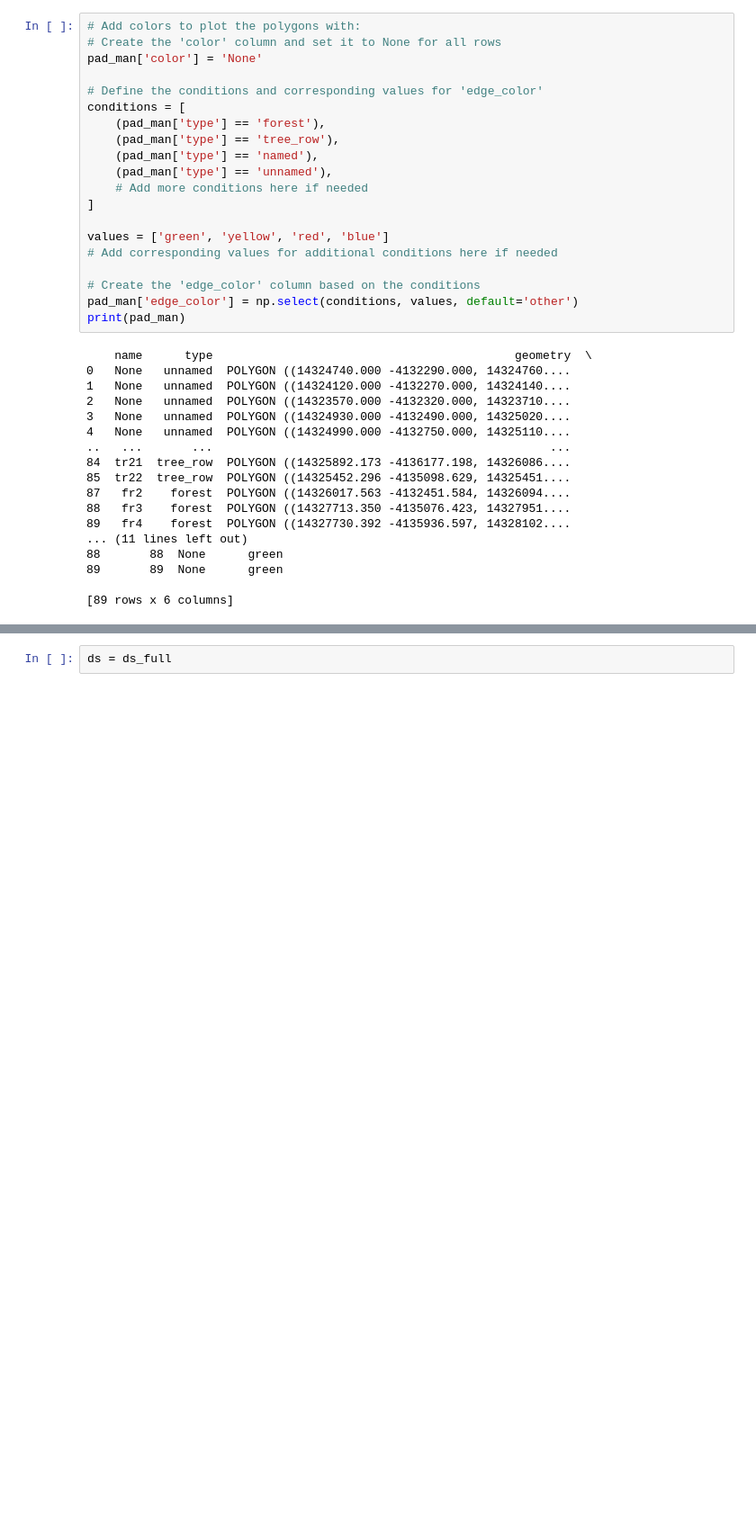
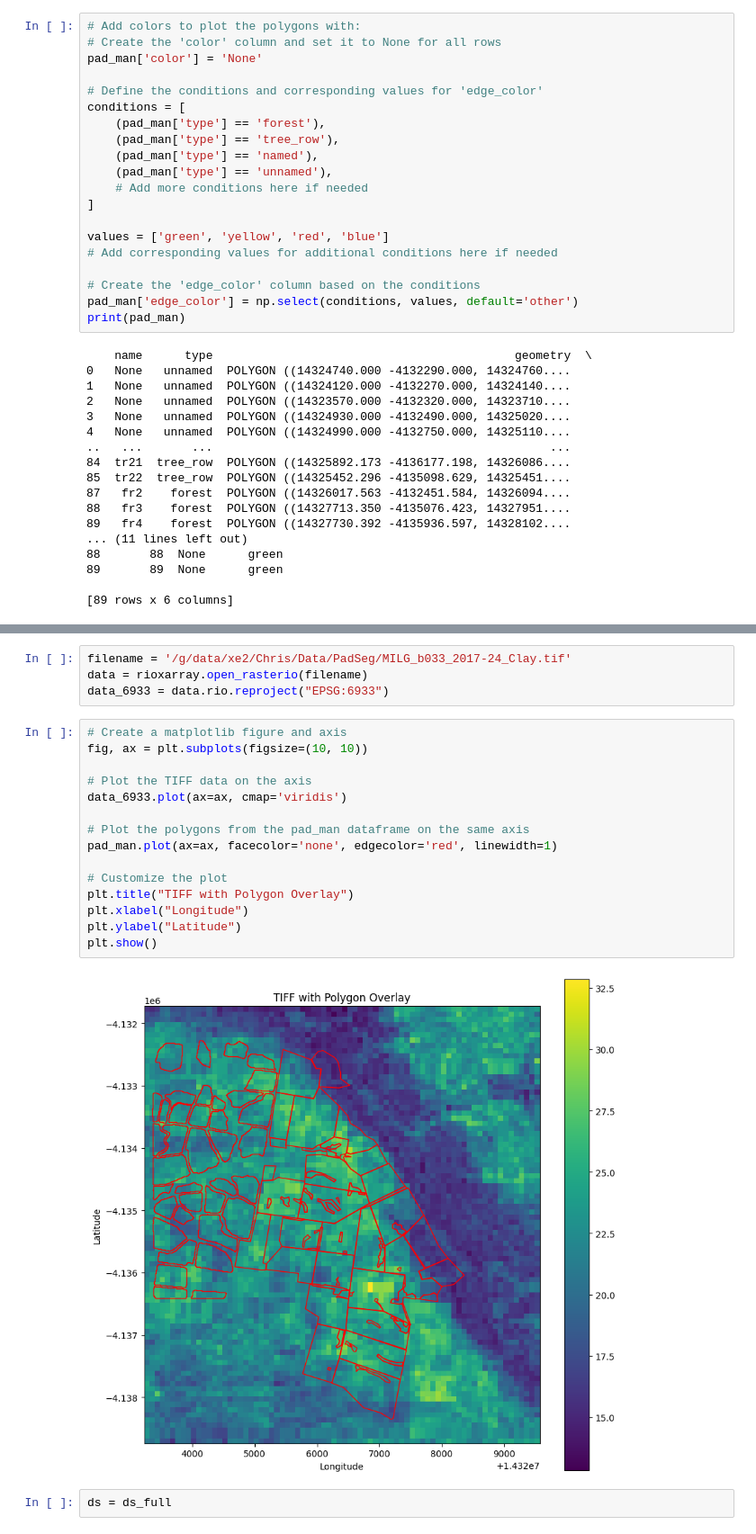
Before and after one commit to johnburley3000/PaddockTS, a Jupyter notebook: Notebooks/Milgadara_fractional_cover.ipynb, the cells around one changed output, grey strips where cells are left out. Shown at 90% size. Cells and saved outputs as stored; diff of their text form; blank space fills up the shorter version.

```diff
--- a/Notebooks/Milgadara_fractional_cover.ipynb
+++ b/Notebooks/Milgadara_fractional_cover.ipynb
@@ -195,3 +284,24 @@ Wall time: 46.5 s
+# %%
+filename = '/g/data/xe2/Chris/Data/PadSeg/MILG_b033_2017-24_Clay.tif'
+data = rioxarray.open_rasterio(filename)
+data_6933 = data.rio.reproject("EPSG:6933")
+# %%
+# Create a matplotlib figure and axis
+fig, ax = plt.subplots(figsize=(10, 10))
+
+# Plot the TIFF data on the axis
+data_6933.plot(ax=ax, cmap='viridis')
+
+# Plot the polygons from the pad_man dataframe on the same axis
+pad_man.plot(ax=ax, facecolor='none', edgecolor='red', linewidth=1)
+
+# Customize the plot
+plt.title("TIFF with Polygon Overlay")
+plt.xlabel("Longitude")
+plt.ylabel("Latitude")
+plt.show()
+# %% [output]
+[figure, added]
 # %%
 ds = ds_full
 # %%
```
Also changed, not shown: parts of 18 cells of this notebook.
